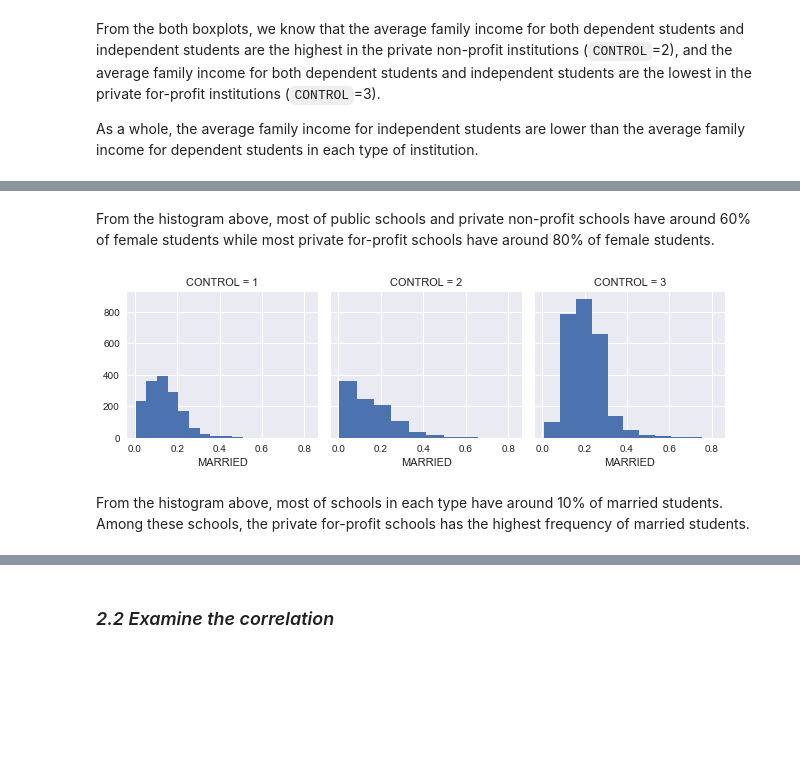
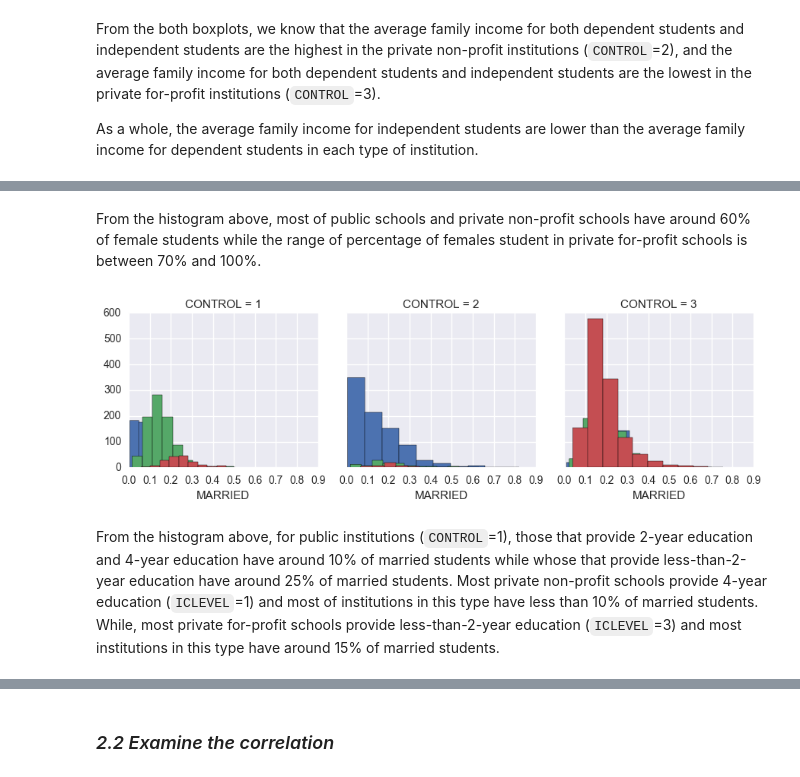
Before and after one commit to dorneliang/MA-755-Assignment-2, a Jupyter notebook: Assignment 2- Data Prepare.ipynb, the cells around one changed output, grey strips where cells are left out. Drawn from its saved outputs; the diff is of its cells as text; code cells hidden in the pictures; blank space fills up the shorter version.

```diff
--- a/Assignment 2- Data Prepare.ipynb
+++ b/Assignment 2- Data Prepare.ipynb
@@ -283,10 +291,10 @@ As a whole, the average family income for independent students are lower than th
 # %% [markdown]
-From the histogram above, most of public schools and private non-profit schools have around 60% of female students while most private for-profit schools have around 80% of female students.
+From the histogram above, most of public schools and private non-profit schools have around 60% of female students while the range of percentage of females student in private for-profit schools is between 70% and 100%.
 # %%
-g = sns.FacetGrid(college, col="CONTROL")
+g = sns.FacetGrid(college, col="CONTROL",hue="ICLEVEL")
 g.map(plt.hist, "MARRIED");
 # %% [output]
-[figure, old version]
+[figure, new version]
-# %% [markdown]
-From the histogram above, most of schools in each type have around 10% of married students. Among these schools, the private for-profit schools has the highest frequency of married students.
+# %% [markdown]
+From the histogram above, for public institutions (`CONTROL`=1), those that provide 2-year education and 4-year education have around 10% of married students while whose that provide less-than-2-year education have around 25% of married students. Most private non-profit schools provide 4-year education (`ICLEVEL`=1) and most of institutions in this type have less than 10% of married students. While, most private for-profit schools provide less-than-2-year education (`ICLEVEL`=3) and most institutions in this type have around 15% of married students.
 # %%
```
Also changed, not shown: parts of 19 cells of this notebook.
